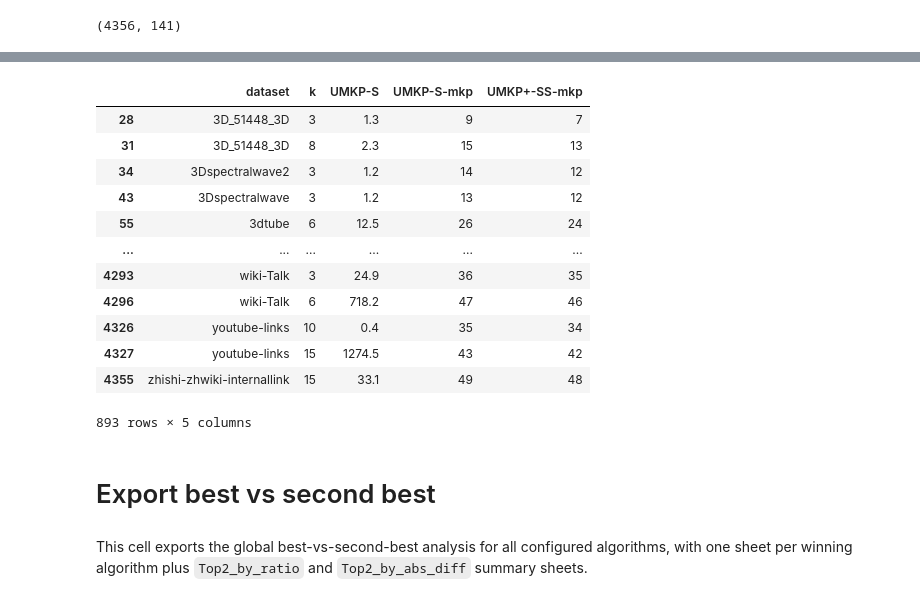
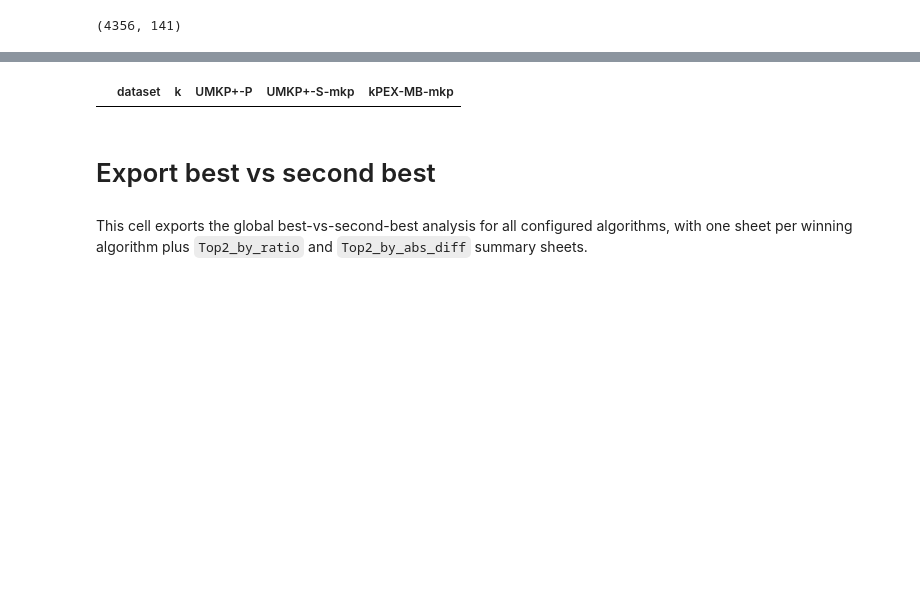
Before and after one commit to akhlaqueak/kplex-ML, a Jupyter notebook: notebooks/entire-data-algos.ipynb, the cells around one changed output, grey strips where cells are left out. Cells and saved outputs as stored; diff of their text form; code cells hidden in the pictures; blank space fills up the shorter version.

```diff
--- a/notebooks/entire-data-algos.ipynb
+++ b/notebooks/entire-data-algos.ipynb
@@ -401,28 +405,16 @@ Sorting by: speedup
 # %%
-def compare_cols(df, col1, col2, extra_cols=("dataset", "k", "UMKP-S"), ignore_value=1800):
+def compare_cols(df, col1, col2, extra_cols=("dataset", "k", "UMKP+-P"), ignore_value=1800):
     mask = (
         df[col1].notna() &
         df[col2].notna() &
         (df[col1] != ignore_value) &
         (df[col2] != ignore_value) &
         (df[col1] != df[col2])
     )
     return df.loc[mask, list(extra_cols) + [col1, col2]]
-compare_cols(df, "UMKP-S-mkp", "UMKP+-SS-mkp")
+compare_cols(df, "UMKP+-S-mkp", "kPEX-MB-mkp")
 # %% [output]
-|  | dataset | k | UMKP-S | UMKP-S-mkp | UMKP+-SS-mkp |
-| 28 | 3D_51448_3D | 3 | 1.3 | 9 | 7 |
-| 31 | 3D_51448_3D | 8 | 2.3 | 15 | 13 |
-| 34 | 3Dspectralwave2 | 3 | 1.2 | 14 | 12 |
-| 43 | 3Dspectralwave | 3 | 1.2 | 13 | 12 |
-| 55 | 3dtube | 6 | 12.5 | 26 | 24 |
-| ... | ... | ... | ... | ... | ... |
-| 4293 | wiki-Talk | 3 | 24.9 | 36 | 35 |
-| 4296 | wiki-Talk | 6 | 718.2 | 47 | 46 |
-| 4326 | youtube-links | 10 | 0.4 | 35 | 34 |
-| 4327 | youtube-links | 15 | 1274.5 | 43 | 42 |
-| 4355 | zhishi-zhwiki-internallink | 15 | 33.1 | 49 | 48 |
+|  | dataset | k | UMKP+-P | UMKP+-S-mkp | kPEX-MB-mkp |
-893 rows × 5 columns
 # %% [markdown]
 # Export best vs second best
 # %% [markdown]
```
Also changed, not shown: parts of 3 cells of this notebook, 9 other files.
